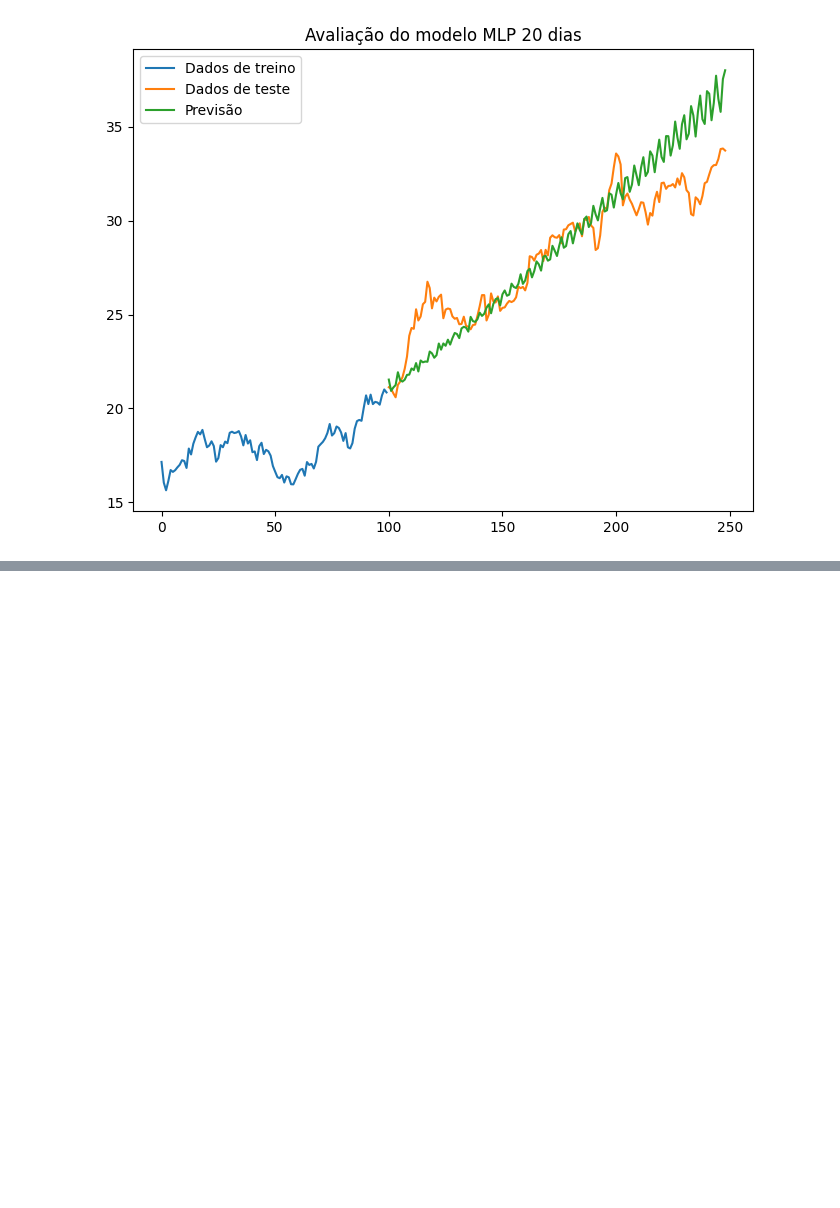
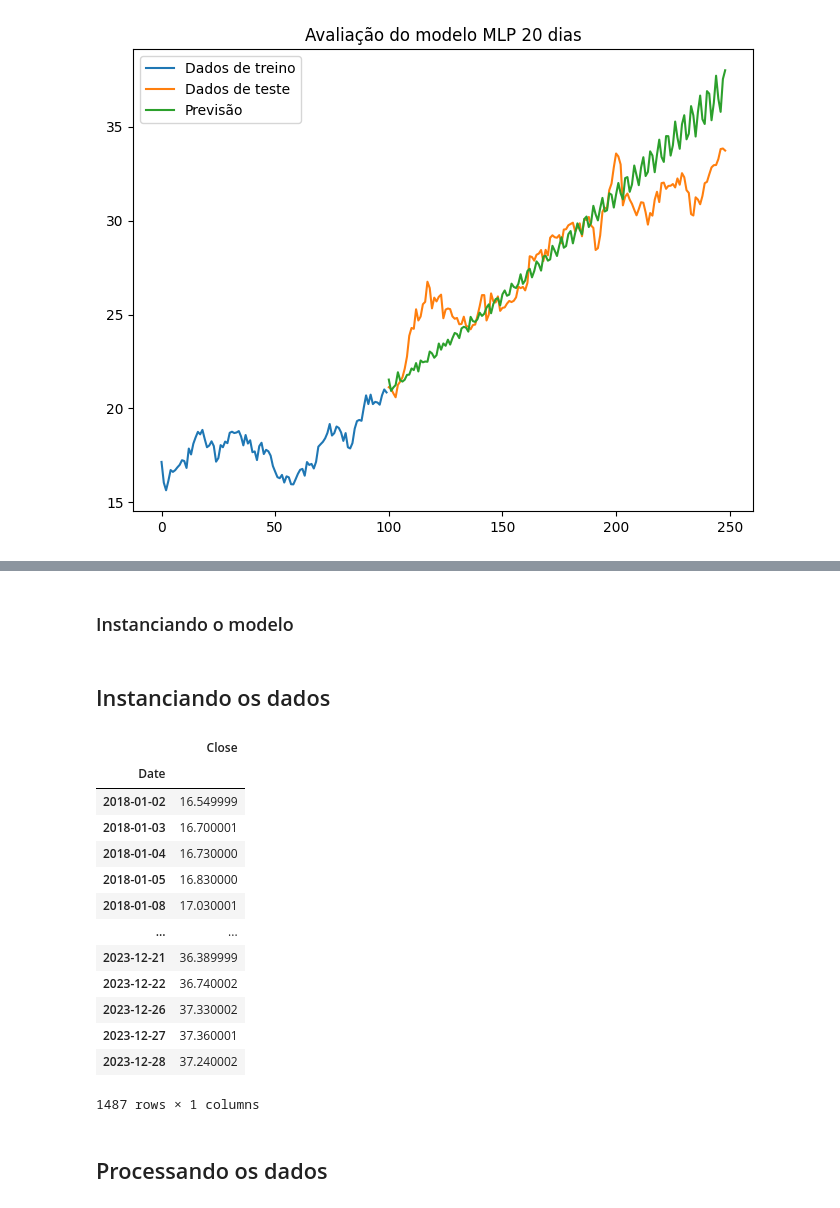
Before and after one commit to LucasEduardo08/Stock_Forecasting_System, a Jupyter notebook: notebook/forecasting_petrobras.ipynb, the cells around one changed output, grey strips where cells are left out. Drawn from its saved outputs; the diff is of its cells as text; code cells hidden in the pictures; blank space fills up the shorter version.

```diff
--- a/notebook/forecasting_petrobras.ipynb
+++ b/notebook/forecasting_petrobras.ipynb
@@ -548,0 +549,2 @@ plot_resultados(serie_temporal_x[ponto_separacao-100:], serie_temporal_y, petr_m
+# %% [markdown]
+### Instanciando o modelo
@@ -548,0 +573,24 @@ plot_resultados(serie_temporal_x[ponto_separacao-100:], serie_temporal_y, petr_m
+# %% [markdown]
+## Instanciando os dados
+# %%
+data = petr_dataset['Close']
+df = pd.DataFrame(data, columns=['Close'])
+# %%
+df
+# %% [output]
+|  | Close |
+| Date |  |
+| 2018-01-02 | 16.549999 |
+| 2018-01-03 | 16.700001 |
+| 2018-01-04 | 16.730000 |
+| 2018-01-05 | 16.830000 |
+| 2018-01-08 | 17.030001 |
+| ... | ... |
+| 2023-12-21 | 36.389999 |
+| 2023-12-22 | 36.740002 |
+| 2023-12-26 | 37.330002 |
+| 2023-12-27 | 37.360001 |
+| 2023-12-28 | 37.240002 |
+1487 rows × 1 columns
+# %% [markdown]
+## Processando os dados
```
Also changed, not shown: parts of 13 cells of this notebook, 1 other file.
